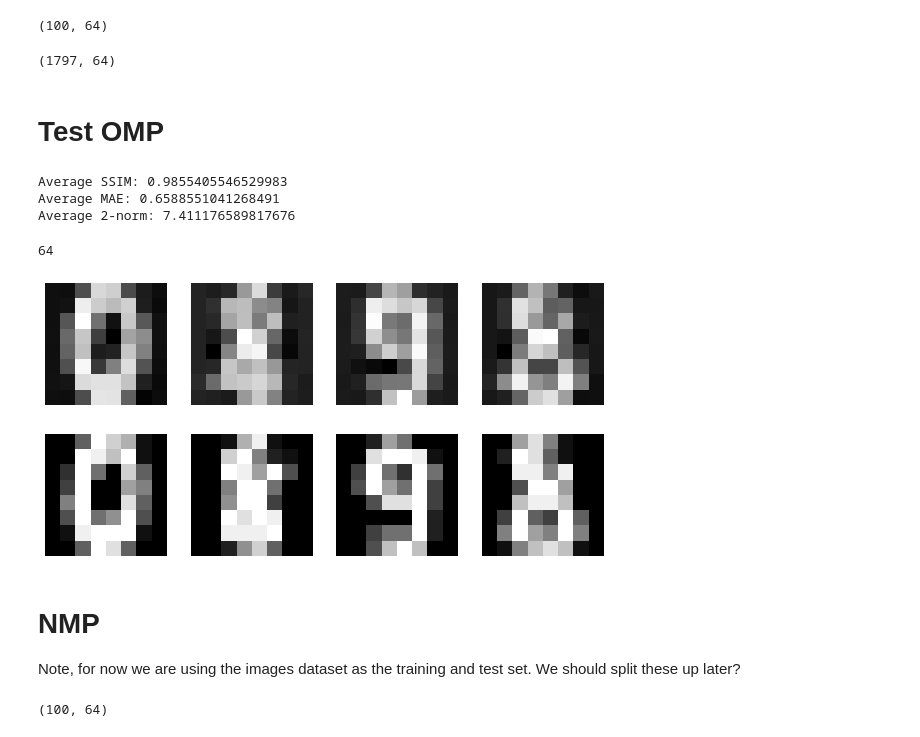
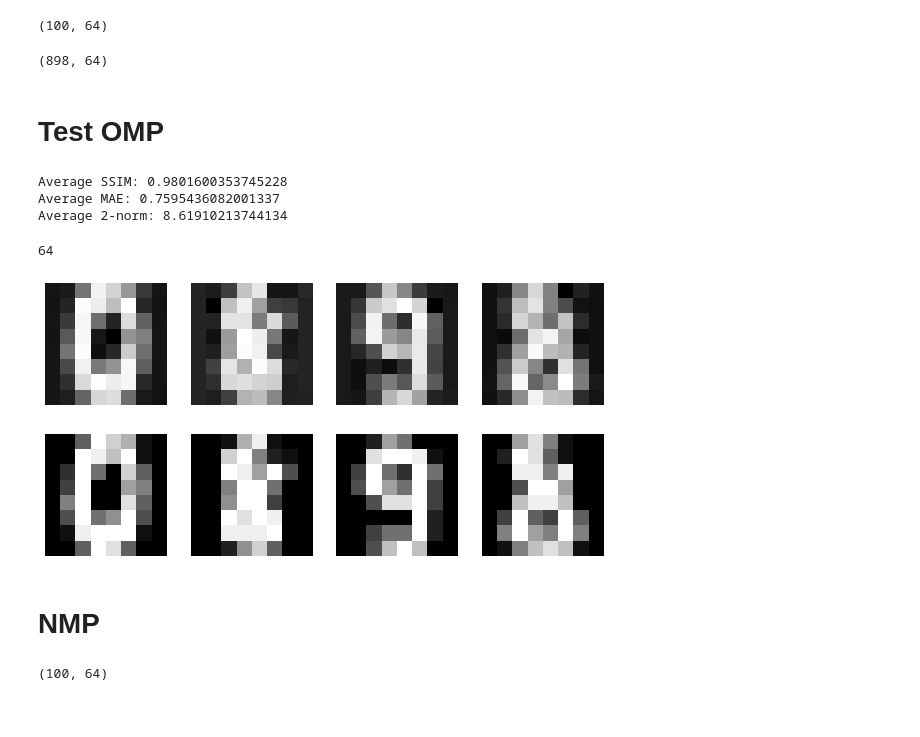
Before and after one commit to FinAminToastCrunch/Neural-Matched-Pursuit, a Jupyter notebook: neural_matched_pursuit.ipynb, the cells around one changed output. Cells and saved outputs as stored; diff of their text form; code cells hidden in the pictures.

```diff
--- a/neural_matched_pursuit.ipynb
+++ b/neural_matched_pursuit.ipynb
@@ -50,7 +51,9 @@ def learn_dictionary_from_digits():
     """
     # Load the digits dataset
     digits = load_digits()
-    images = digits.data
+    im = digits.data
+
+    images = im[ 0:(len(im)//2)]
 
     # Set the number of components (atoms) for the dictionary to ensure it's over-determined
     n_components = 100  # Greater than 64 (the dimensionality of the input data)
@@ -150,45 +153,47 @@ def average_2norm(original, reconstructed):
 
 # Load the dataset and dictionary
 digits = load_digits()
-images = digits.data
+im = digits.data
+images = im[ 0:(len(im)//2)] # Use the first half of the dataset for training
+images_test = im[(len(im)//2):] # Use the second half of the dataset for testing
 dictionary, dict_learner = learn_dictionary_from_digits()
 # %%
 images.shape
 # %% [output]
-(1797, 64)
+(898, 64)
 # %% [markdown]
 # Test OMP
 # %%
 
 # Reconstruct the dataset using OMP
-reconstructed_images = reconstruct_with_OMP(dictionary, images, 12)
+reconstructed_images = reconstruct_with_OMP(dictionary, images_test, 12)
 
 # Evaluate the average SSIM
-avg_ssim_value = average_ssim(images, reconstructed_images)
+avg_ssim_value = average_ssim(images_test, reconstructed_images)
 print(f"Average SSIM: {avg_ssim_value}")
 
-avg_mae_value = average_mae(images, reconstructed_images)
+avg_mae_value = average_mae(images_test, reconstructed_images)
 print(f"Average MAE: {avg_mae_value}")
 
-average_2_norm = average_2norm(images, reconstructed_images)
+average_2_norm = average_2norm(images_test, reconstructed_images)
 print(f"Average 2-norm: {average_2_norm}")
 # %% [output]
-Average SSIM: 0.9855405546529983
-Average MAE: 0.6588551041268491
-Average 2-norm: 7.411176589817676
+Average SSIM: 0.9801600353745228
+Average MAE: 0.7595436082001337
+Average 2-norm: 8.61910213744134
 # %%
 print(dict_learner.n_features_in_)
 # %% [output]
 64
 # %%
-reshaped_images = reconstructed_images[-4:].reshape(-1, 8, 8)
+reshaped_images_omp = reconstructed_images[-4:].reshape(-1, 8, 8)
 
 # Display the images using plt
 fig, axs = plt.subplots(1, 4, figsize=(10, 5))
 for i in range(4):
-    axs[i].imshow(reshaped_images[i], cmap='gray')
+    axs[i].imshow(reshaped_images_omp[i], cmap='gray')
     axs[i].axis('off')
 plt.show()
 # %% [output]
-[figure, old version]
+[figure, new version]
 # %%
@@ -202,10 +208,8 @@ for i in range(4):
 plt.show()
 # %% [output]
 [figure]
-# %% [markdown]
-# NMP
-
-Note, for now we are using the images dataset as the training and test set. We should split these up later?
+# %% [markdown]
+# NMP
 # %%
 dictionary.shape
 # %% [output]
```
Also changed, not shown: parts of 14 cells of this notebook.
